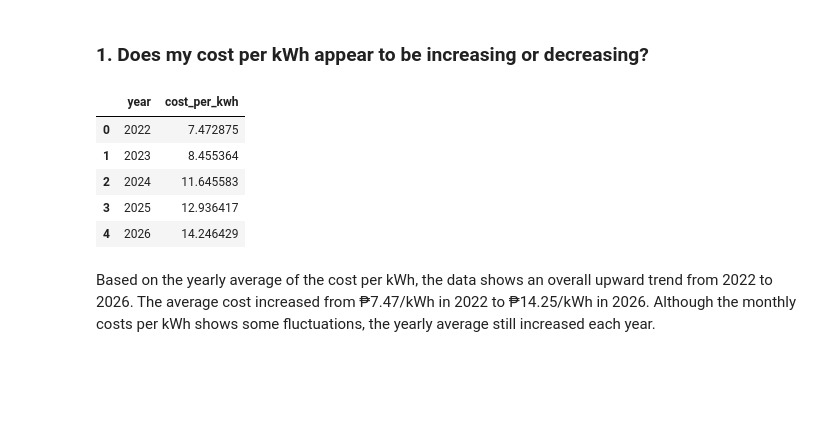
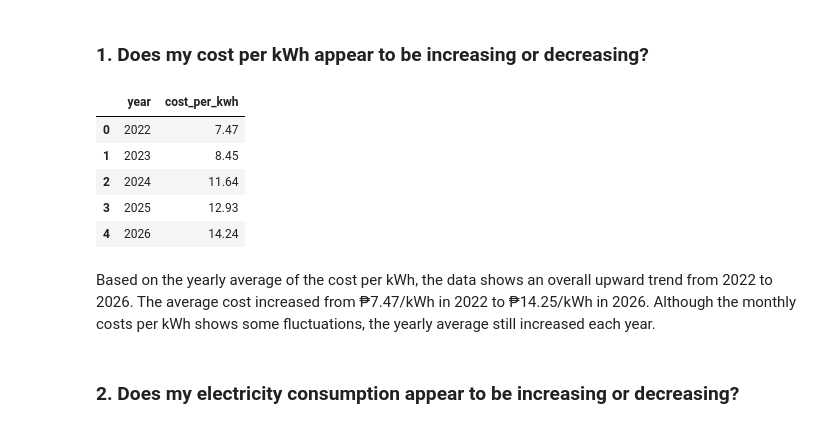
Before and after one commit to adrielmolina/portfolio, a Jupyter notebook: meralco_bills_analysis.ipynb, the cells around one changed output. Saved outputs shown, nothing was run; the diff lists cells and outputs as text; code cells hidden in the pictures; blank space fills up the shorter version.

Commit message:
added label to chart, revised readme

```diff
--- a/meralco_bills_analysis.ipynb
+++ b/meralco_bills_analysis.ipynb
@@ -83,14 +70,17 @@ figure1 = px.line(
 figure1.show()
 # %%
 yearly_avg_cost =  bill.groupby('year')['cost_per_kwh'].mean().reset_index()
+# TRUNCATE THE VALUES FOR LABELS
+yearly_avg_cost['cost_per_kwh'] = yearly_avg_cost['cost_per_kwh'].map(lambda x: np.trunc(x * 100) / 100)
+
 display(yearly_avg_cost)
 # %% [output]
 |  | year | cost_per_kwh |
-| 0 | 2022 | 7.472875 |
-| 1 | 2023 | 8.455364 |
-| 2 | 2024 | 11.645583 |
-| 3 | 2025 | 12.936417 |
-| 4 | 2026 | 14.246429 |
+| 0 | 2022 | 7.47 |
+| 1 | 2023 | 8.45 |
+| 2 | 2024 | 11.64 |
+| 3 | 2025 | 12.93 |
+| 4 | 2026 | 14.24 |
 # %%
 figure2 = px.line(
     data_frame = yearly_avg_cost,
@@ -112,3 +105,5 @@ figure2.update_xaxes(type = 'category')
 figure2.show()
 # %% [markdown]
 Based on the yearly average of the cost per kWh, the data shows an overall upward trend from 2022 to 2026. The average cost increased from ₱7.47/kWh in 2022 to ₱14.25/kWh in 2026. Although the monthly costs per kWh shows some fluctuations, the yearly average still increased each year.
+# %% [markdown]
+### **2. Does my electricity consumption appear to be increasing or decreasing?**
```
Also changed, not shown: parts of 4 cells of this notebook, 2 other files.
